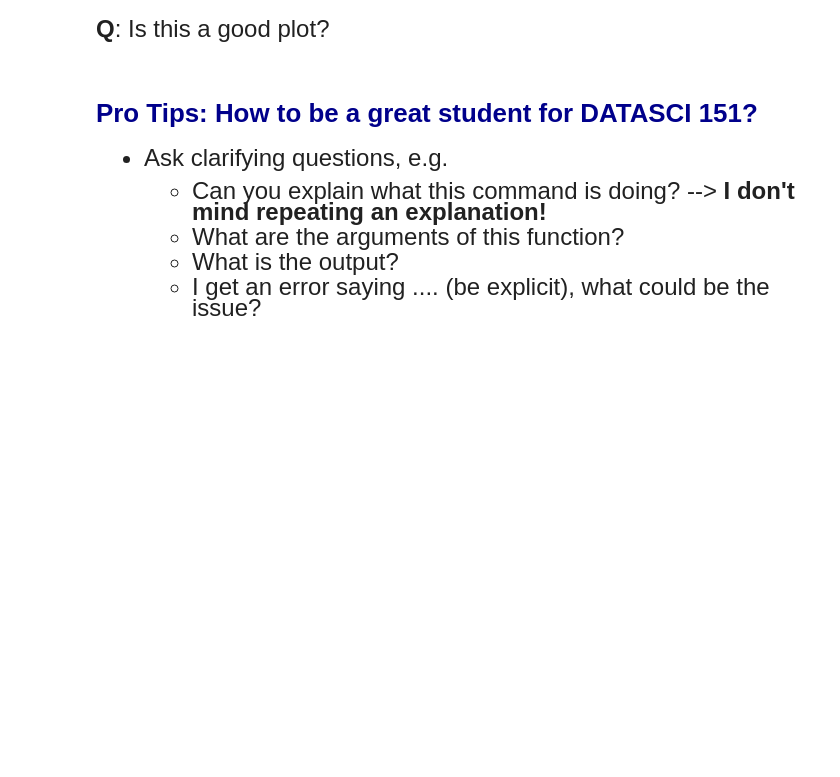
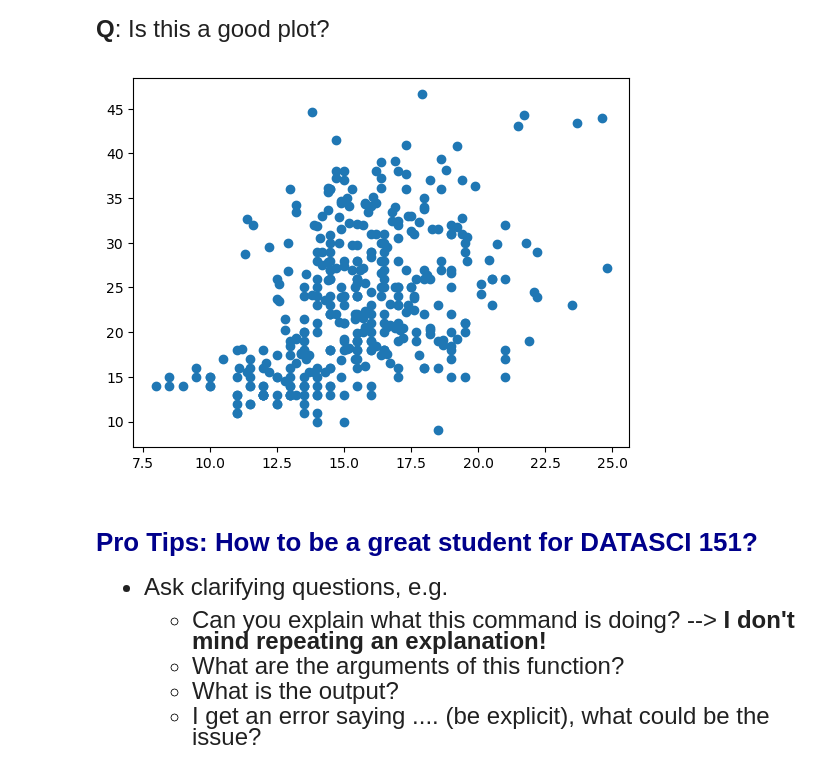
Before and after one commit to yjprk/datasci151spring2026, a Jupyter notebook: notes/yejee lecture_02/lecture_02.ipynb, the cells around one changed output. Cells and saved outputs as stored; diff of their text form; code cells hidden in the pictures; blank space fills up the shorter version.

```diff
--- a/notes/yejee lecture_02/lecture_02.ipynb
+++ b/notes/yejee lecture_02/lecture_02.ipynb
@@ -356,6 +413,10 @@ plt.show()
 **Q**: Is this a good plot?
 # %%
 # Try another scatter plot with x = "acceleration"
+plt.scatter(x = carfeatures["acceleration"], y = carfeatures["mpg"])
+plt.show()
+# %% [output]
+[figure, added]
 # %% [markdown]
 
 
```
Also changed, not shown: parts of 5 cells of this notebook.
